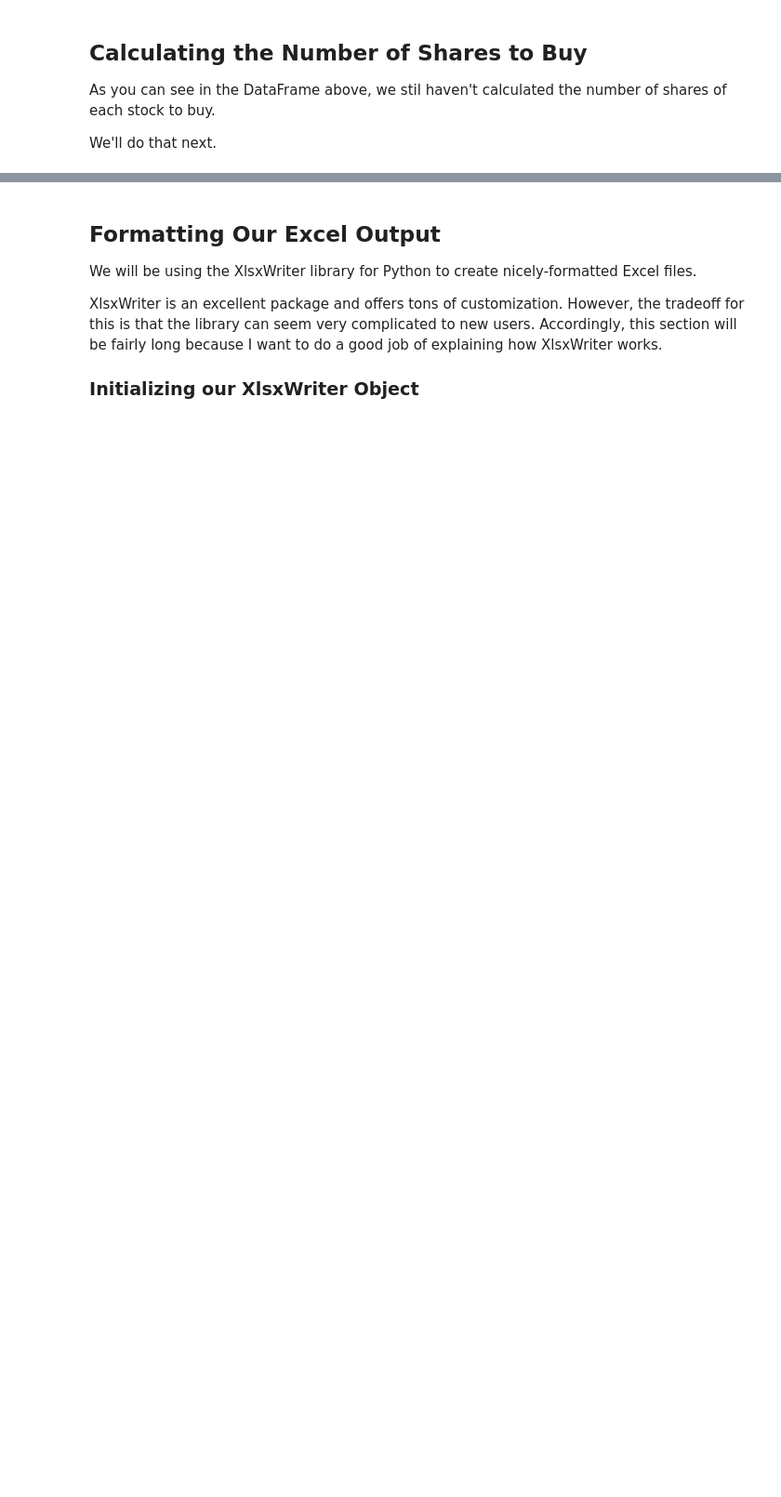
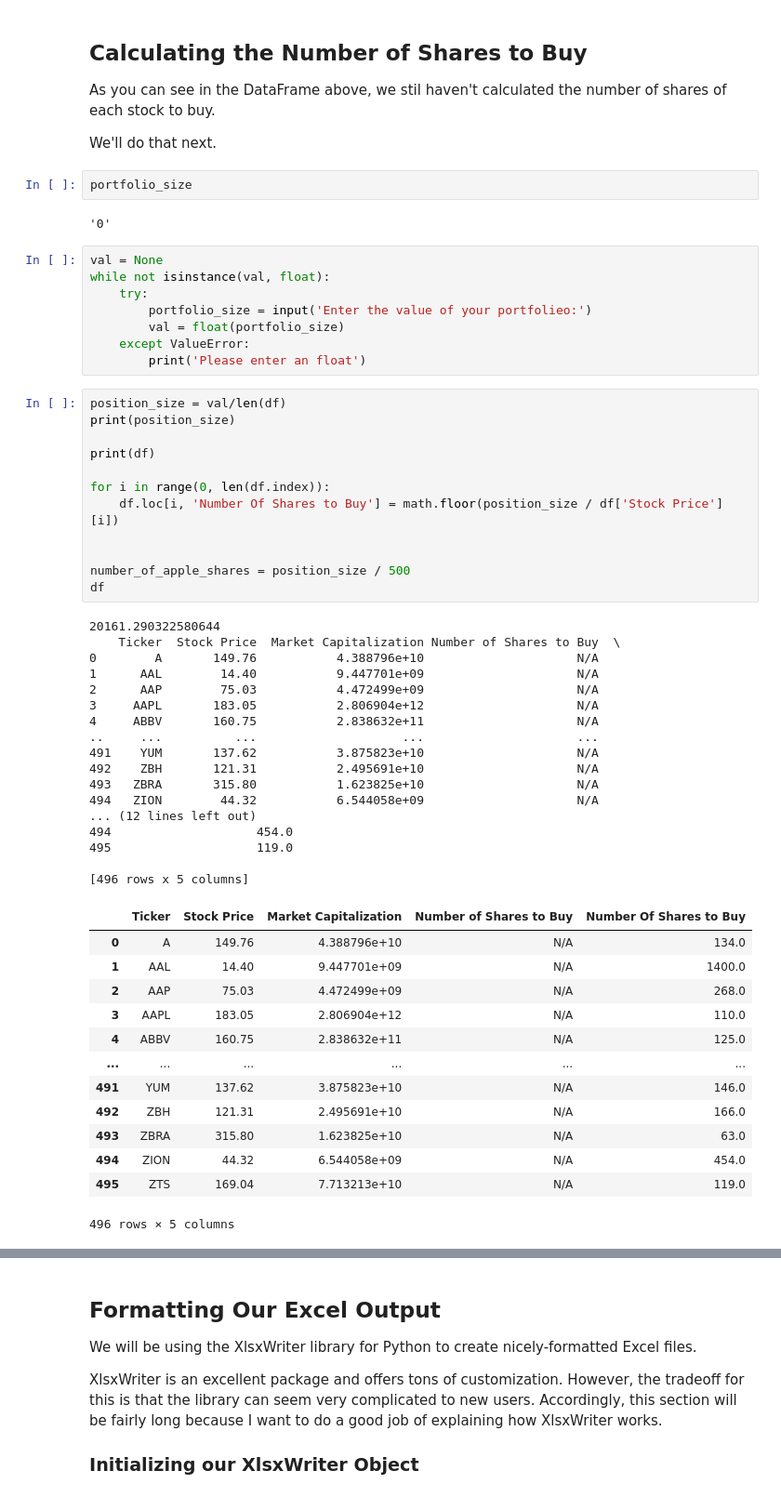
Before and after one commit to vlzsombor/algorithmic-trading-python, a Jupyter notebook: own/001_equal_weight_S&P_500.ipynb, the cells around one changed output, grey strips where cells are left out. Shown at 93% size. Saved outputs shown, nothing was run; the diff lists cells and outputs as text; blank space fills up the shorter version.

```diff
--- a/own/001_equal_weight_S&P_500.ipynb
+++ b/own/001_equal_weight_S&P_500.ipynb
@@ -164,3 +323,58 @@ IEX Cloud limits their batch API calls to 100 tickers per request. Still, this r
 As you can see in the DataFrame above, we stil haven't calculated the number of shares of each stock to buy.
 
 We'll do that next.
+# %%
+portfolio_size
+# %% [output]
+'0'
+# %%
+val = None
+while not isinstance(val, float):
+    try:
+        portfolio_size = input('Enter the value of your portfolieo:')
+        val = float(portfolio_size)
+    except ValueError:
+        print('Please enter an float')
+# %%
+position_size = val/len(df)
+print(position_size)
+
+print(df)
+
+for i in range(0, len(df.index)):
+    df.loc[i, 'Number Of Shares to Buy'] = math.floor(position_size / df['Stock Price'][i])
+
+
+number_of_apple_shares = position_size / 500
+df
+# %% [output]
+20161.290322580644
+    Ticker  Stock Price  Market Capitalization Number of Shares to Buy  \
+0        A       149.76           4.388796e+10                     N/A
+1      AAL        14.40           9.447701e+09                     N/A
+2      AAP        75.03           4.472499e+09                     N/A
+3     AAPL       183.05           2.806904e+12                     N/A
+4     ABBV       160.75           2.838632e+11                     N/A
+..     ...          ...                    ...                     ...
+491    YUM       137.62           3.875823e+10                     N/A
+492    ZBH       121.31           2.495691e+10                     N/A
+493   ZBRA       315.80           1.623825e+10                     N/A
+494   ZION        44.32           6.544058e+09                     N/A
+... (12 lines left out)
+494                    454.0
+495                    119.0
+
+[496 rows x 5 columns]
+|  | Ticker | Stock Price | Market Capitalization | Number of Shares to Buy | Number Of Shares to Buy |
+| 0 | A | 149.76 | 4.388796e+10 | N/A | 134.0 |
+| 1 | AAL | 14.40 | 9.447701e+09 | N/A | 1400.0 |
+| 2 | AAP | 75.03 | 4.472499e+09 | N/A | 268.0 |
+| 3 | AAPL | 183.05 | 2.806904e+12 | N/A | 110.0 |
+| 4 | ABBV | 160.75 | 2.838632e+11 | N/A | 125.0 |
+| ... | ... | ... | ... | ... | ... |
+| 491 | YUM | 137.62 | 3.875823e+10 | N/A | 146.0 |
+| 492 | ZBH | 121.31 | 2.495691e+10 | N/A | 166.0 |
+| 493 | ZBRA | 315.80 | 1.623825e+10 | N/A | 63.0 |
+| 494 | ZION | 44.32 | 6.544058e+09 | N/A | 454.0 |
+| 495 | ZTS | 169.04 | 7.713213e+10 | N/A | 119.0 |
+496 rows × 5 columns
```
Also changed, not shown: parts of 21 cells of this notebook, 2 other files.
